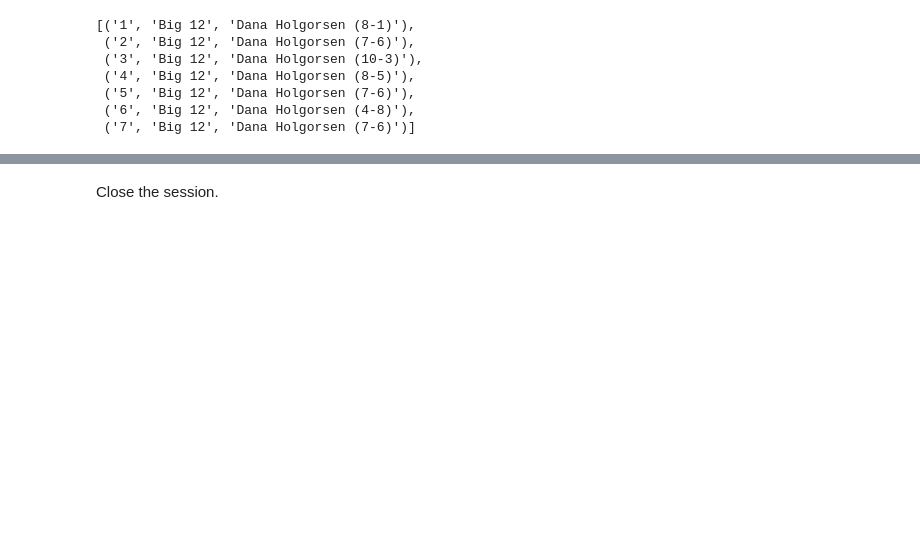
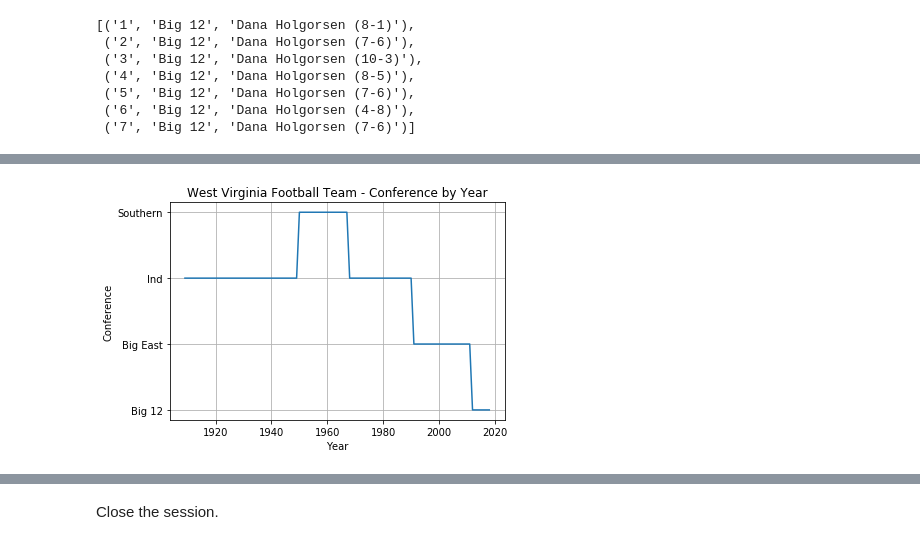
Before and after one commit to scatanoso/DSSA5201, a Jupyter notebook: WVUFootball.ipynb, the cells around one changed output, grey strips where cells are left out. Saved outputs shown, nothing was run; the diff lists cells and outputs as text; code cells hidden in the pictures; blank space fills up the shorter version.

```diff
--- a/WVUFootball.ipynb
+++ b/WVUFootball.ipynb
@@ -247,0 +254,20 @@ c.execute('SELECT Rk, Conf, "Coach(es)" FROM WVUFinal WHERE Conf="Big 12"').fetc
+# %%
+db     = sqlite3.connect(":memory:")
+cursor = db.cursor()
+cursor.execute("""
+    CREATE TABLE WVUSTATS(Rk, Year, Conf, W, L, T, Pct, SRS, SOS, AP_Pre, AP_High, AP_Post, 'Coach(es)', Bowl, Notes)""")
+
+for row in WVU_df.itertuples():
+    insert_sql_syntax = """
+        INSERT INTO WVUSTATS(Rk, Year, Conf, W, L, T, Pct, SRS, SOS, AP_Pre, AP_High, AP_Post, 'Coach(es)', Bowl, Notes)
+        VALUES (?,?,?,?,?,?,?,?,?,?,?,?,?,?,?)
+    """
+    cursor.execute(insert_sql_syntax, row[1:])
+db.commit()
+# %%
+for row in cursor.execute("""
+   SELECT Rk, Year, Conf, W, L, T, Pct
+   FROM WVUSTATS
+   WHERE Conf = 'Big East'
+"""):
+    print(row)
@@ -247,0 +303,22 @@ c.execute('SELECT Rk, Conf, "Coach(es)" FROM WVUFinal WHERE Conf="Big 12"').fetc
+# %%
+import matplotlib
+import matplotlib.pyplot as plt
+
+# Data for plotting
+cursor.execute('SELECT Year, Conf FROM WVUSTATS')
+t = []
+s = []
+for row in cursor.fetchall():
+    t.append(row[0])
+    s.append(row[1])
+
+fig, ax = plt.subplots()
+ax.plot(t, s)
+
+ax.set(xlabel='Year', ylabel='Conference',
+       title='West Virginia Football Team - Conference by Year')
+ax.grid()
+fig.savefig("test.png")
+plt.show()
+# %% [output]
+[figure, added]
```
Also changed, not shown: parts of 9 cells of this notebook.
